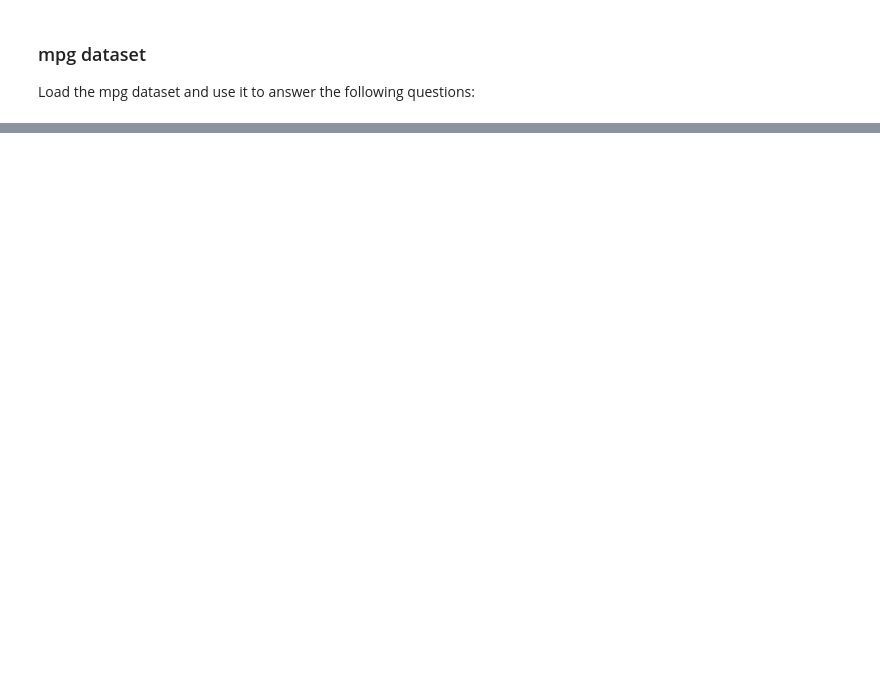
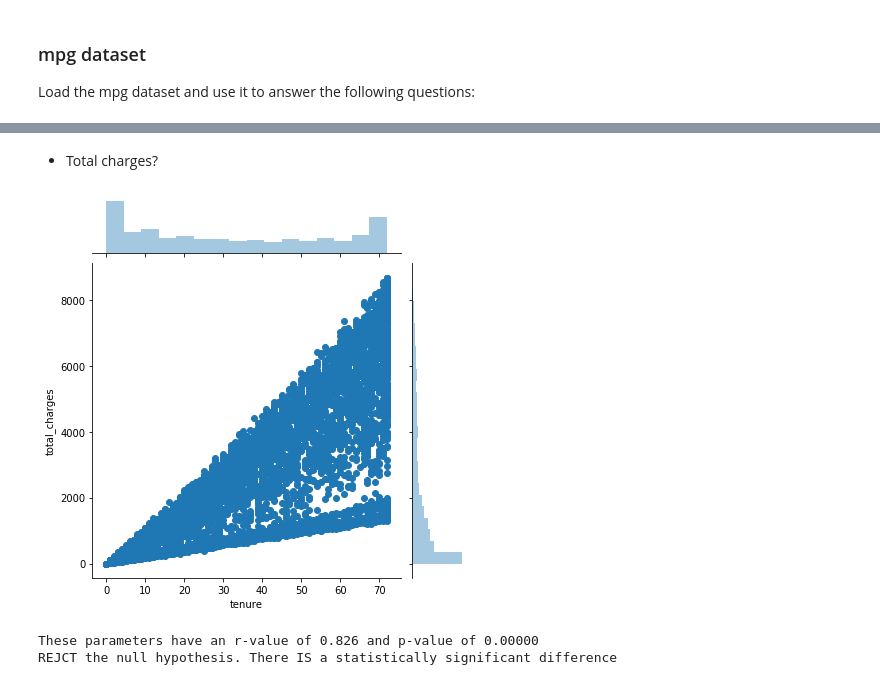
Before and after one commit to kjeliasen/statistics-exercises, a Jupyter notebook: hypothesis_testing.ipynb, the cells around one changed output, grey strips where cells are left out. Saved outputs shown, nothing was run; the diff lists cells and outputs as text; code cells hidden in the pictures; blank space fills up the shorter version.

```diff
--- a/hypothesis_testing.ipynb
+++ b/hypothesis_testing.ipynb
@@ -108,0 +380,16 @@ Load the mpg dataset and use it to answer the following questions:
+# %% [markdown]
+- Total charges?
+# %%
+r, p = stats.pearsonr(customers.tenure, customers.total_charges)
+sns.jointplot(data=customers, x=customers.tenure, y=customers.total_charges)
+plt.show()
+# %% [output]
+[figure, added]
+# %%
+print(f'These parameters have an r-value of {r:.3f} and p-value of {p:.5f}')
+
+reject, statement = null_reject(p, alpha)
+print(statement)
+# %% [output]
+These parameters have an r-value of 0.826 and p-value of 0.00000
+REJCT the null hypothesis. There IS a statistically significant difference
```
Also changed, not shown: parts of 48 cells of this notebook.
